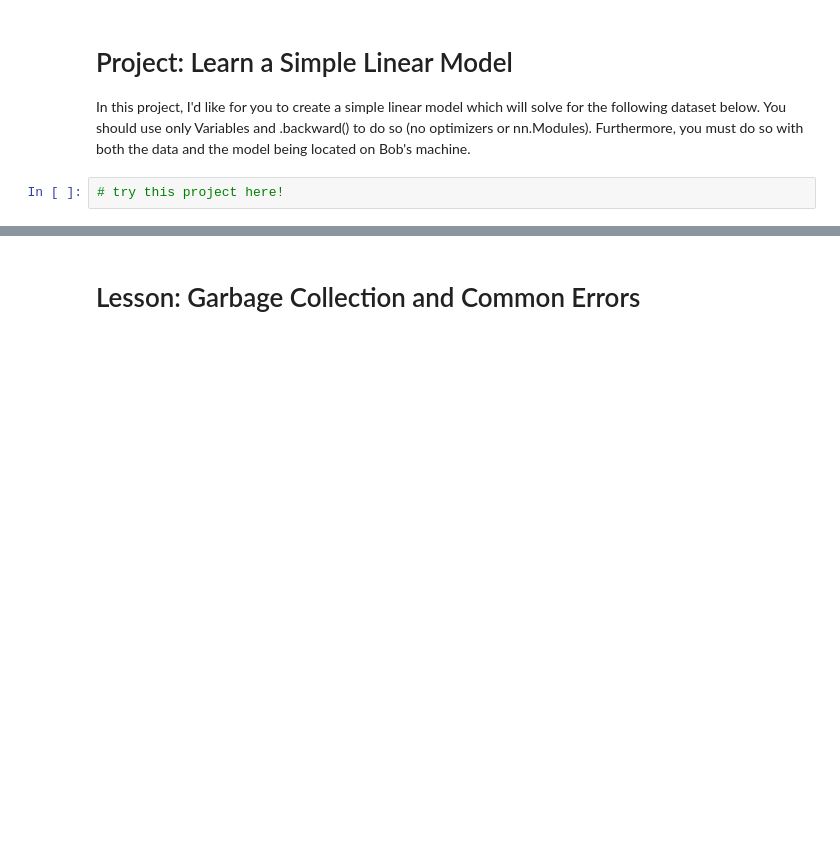
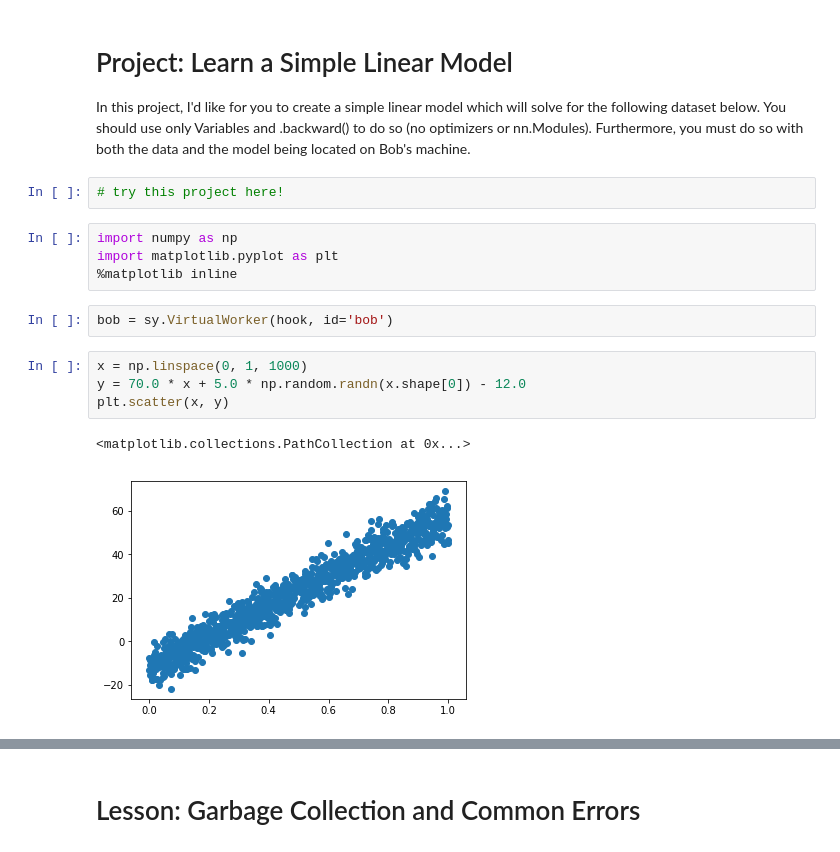
Before and after one commit to mtasende/secure-and-private-ai, a Jupyter notebook: l3_differential_privacy/Section 2 - Federated Learning.ipynb, the cells around one changed output, grey strips where cells are left out. Cells and saved outputs as stored; diff of their text form; blank space fills up the shorter version.

```diff
--- a/l3_differential_privacy/Section 2 - Federated Learning.ipynb
+++ b/l3_differential_privacy/Section 2 - Federated Learning.ipynb
@@ -229,3 +229,16 @@ tensor([1., 1., 1., 1., 1.])
 In this project, I'd like for you to create a simple linear model which will solve for the following dataset below. You should use only Variables and .backward() to do so (no optimizers or nn.Modules). Furthermore, you must do so with both the data and the model being located on Bob's machine.
 # %%
 # try this project here!
+# %%
+import numpy as np
+import matplotlib.pyplot as plt
+%matplotlib inline
+# %%
+bob = sy.VirtualWorker(hook, id='bob')
+# %%
+x = np.linspace(0, 1, 1000)
+y = 70.0 * x + 5.0 * np.random.randn(x.shape[0]) - 12.0
+plt.scatter(x, y)
+# %% [output]
+<matplotlib.collections.PathCollection at 0x...>
+[figure, added]
```
Also changed, not shown: parts of 57 cells of this notebook.
